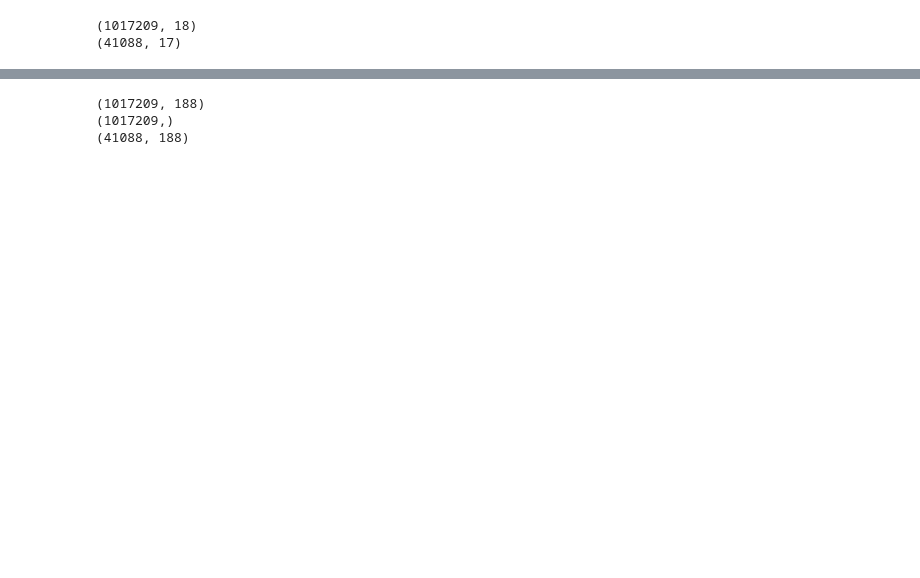
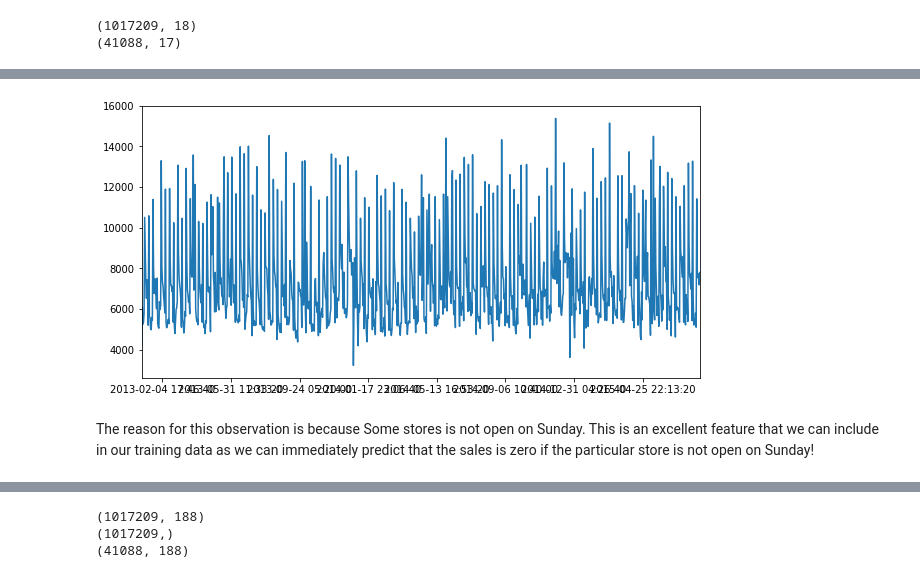
Before and after one commit to AdityaSidharta/ST4240, a Jupyter notebook: ass_1/q1/Question_1.ipynb, the cells around one changed output, grey strips where cells are left out. Cells and saved outputs as stored; diff of their text form; code cells hidden in the pictures; blank space fills up the shorter version.

```diff
--- a/ass_1/q1/Question_1.ipynb
+++ b/ass_1/q1/Question_1.ipynb
@@ -102,0 +156,21 @@ print df_test.shape
+# %%
+store = 85
+
+import matplotlib.dates as mdates
+import matplotlib as mpl
+
+def datetimeformatter(x, pos):
+    return pd.to_datetime(x)
+
+df_ts = df_train.copy()
+df_ts.sort_values('Date')
+date = pd.to_datetime(df_ts[df_ts['Store'] == store].Date).values.astype('datetime64[D]')
+sales = df_ts[df_ts['Store'] == store].Sales
+fig, axes = plt.subplots(figsize=(10,5))
+sns.tsplot(sales, date, ax = axes)
+axes.xaxis.set_major_formatter(mpl.ticker.FuncFormatter(datetimeformatter))
+plt.show()
+# %% [output]
+[figure, added]
+# %% [markdown]
+The reason for this observation is because Some stores is not open on Sunday. This is an excellent feature that we can include in our training data as we can immediately predict that the sales is zero if the particular store is not open on Sunday!
```
Also changed, not shown: parts of 74 cells of this notebook, 3 other files.
